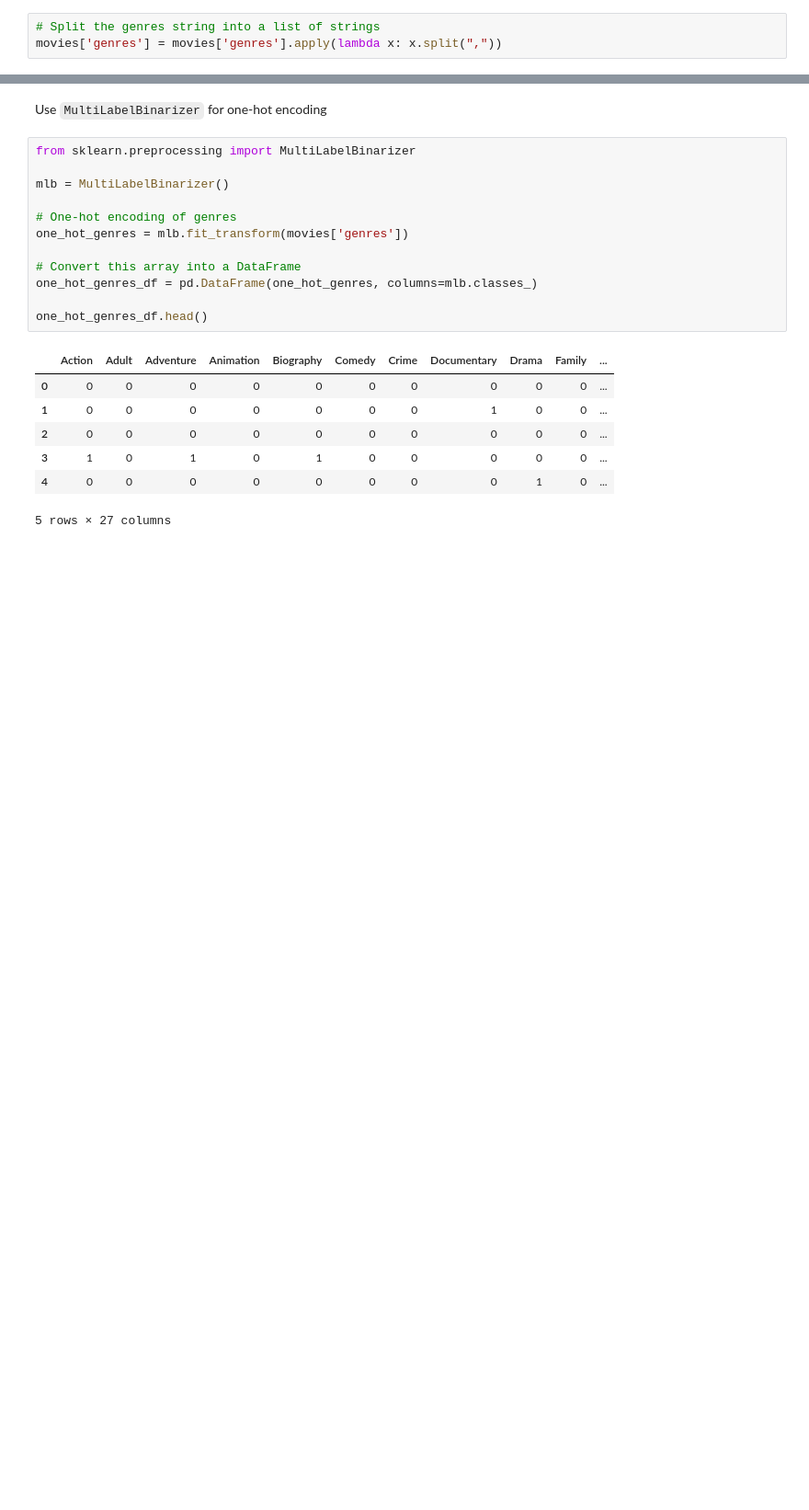
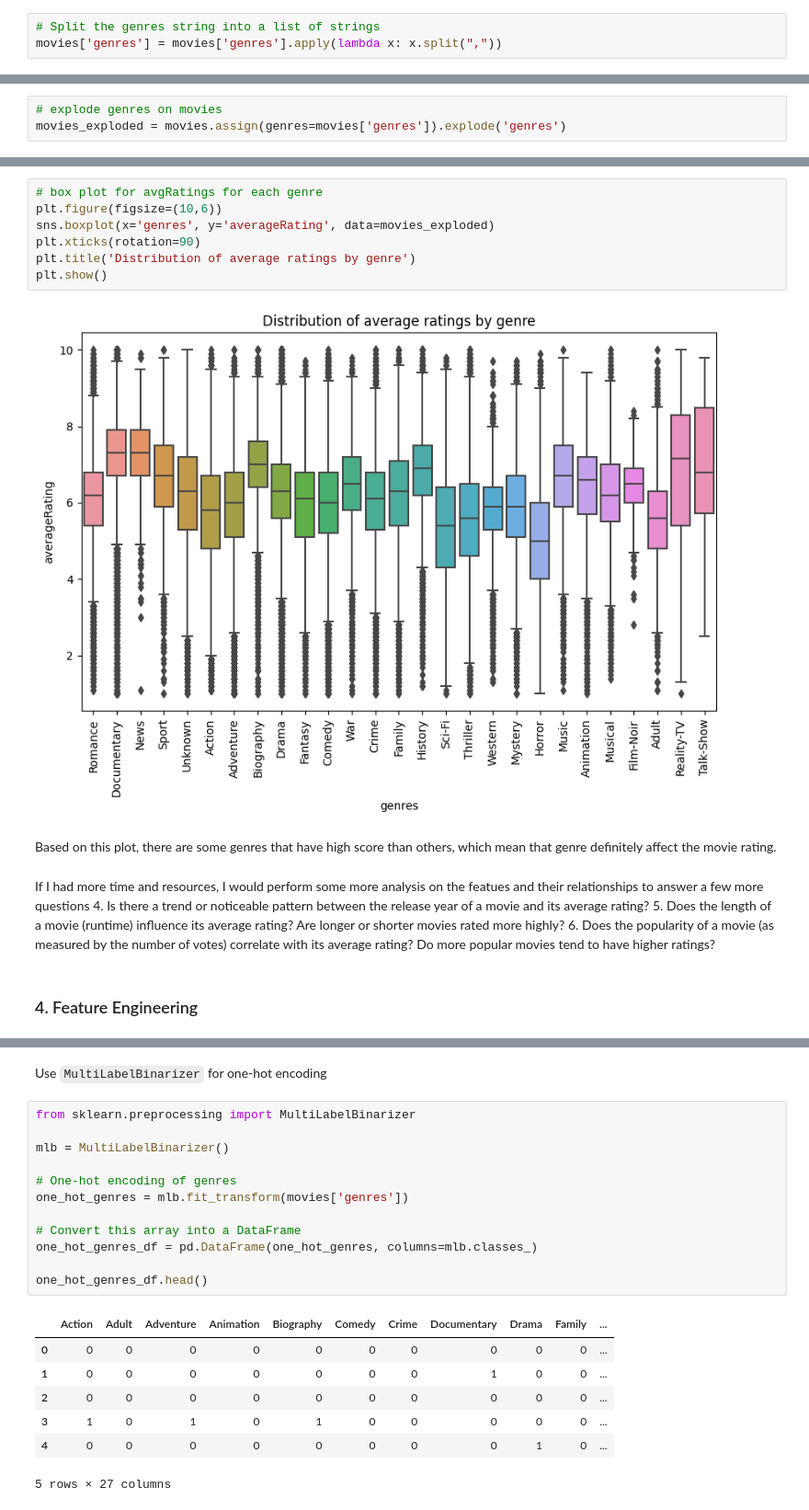
Before and after one commit to jyok117/imdb-movie-rating-prediction, a Jupyter notebook: imdb_movie_rating_prediction.ipynb, the cells around one changed output, grey strips where cells are left out. Shown: that part at 92% size. Cells and saved outputs as stored; diff of their text form; blank space fills up the shorter version.

Commit message:
Add EDA and Feature Engineering

```diff
--- a/imdb_movie_rating_prediction.ipynb
+++ b/imdb_movie_rating_prediction.ipynb
@@ -253,3 +325,6 @@ movies.head()
 | 331 | tt0000502 | movie | Bohemios | Bohemios | 0.0 | 1905.0 | 100.0 | [Unknown] | ... |
 | 363 | tt0000574 | movie | The Story of the Kelly Gang | The Story of the Kelly Gang | 0.0 | 1906.0 | 70.0 | [Action, Adventure, Biography] | ... |
 | 371 | tt0000591 | movie | The Prodigal Son | L'enfant prodigue | 0.0 | 1907.0 | 90.0 | [Drama] | ... |
+# %%
+# explode genres on movies
+movies_exploded = movies.assign(genres=movies['genres']).explode('genres')
@@ -255,0 +340,18 @@ movies.head()
+# %%
+# box plot for avgRatings for each genre
+plt.figure(figsize=(10,6))
+sns.boxplot(x='genres', y='averageRating', data=movies_exploded)
+plt.xticks(rotation=90)
+plt.title('Distribution of average ratings by genre')
+plt.show()
+# %% [output]
+[figure, added]
+# %% [markdown]
+Based on this plot, there are some genres that have high score than others, which mean that genre definitely affect the movie rating.
+# %% [markdown]
+If I had more time and resources, I would perform some more analysis on the featues and their relationships to answer a few more questions
+4. Is there a trend or noticeable pattern between the release year of a movie and its average rating?
+5. Does the length of a movie (runtime) influence its average rating? Are longer or shorter movies rated more highly?
+6. Does the popularity of a movie (as measured by the number of votes) correlate with its average rating? Do more popular movies tend to have higher ratings?
+# %% [markdown]
+### 4. Feature Engineering
```
Also changed, not shown: parts of 23 cells of this notebook.
